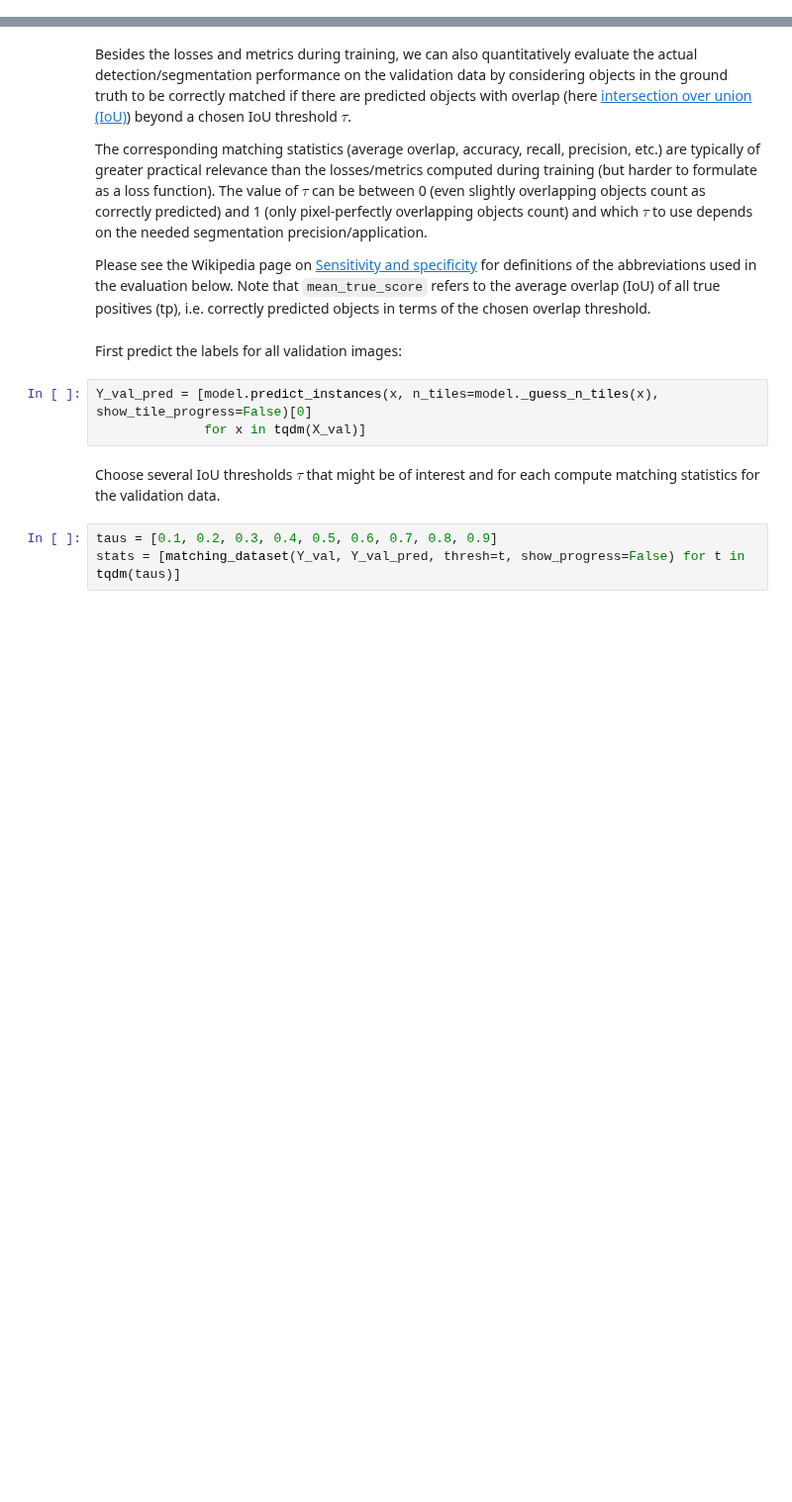
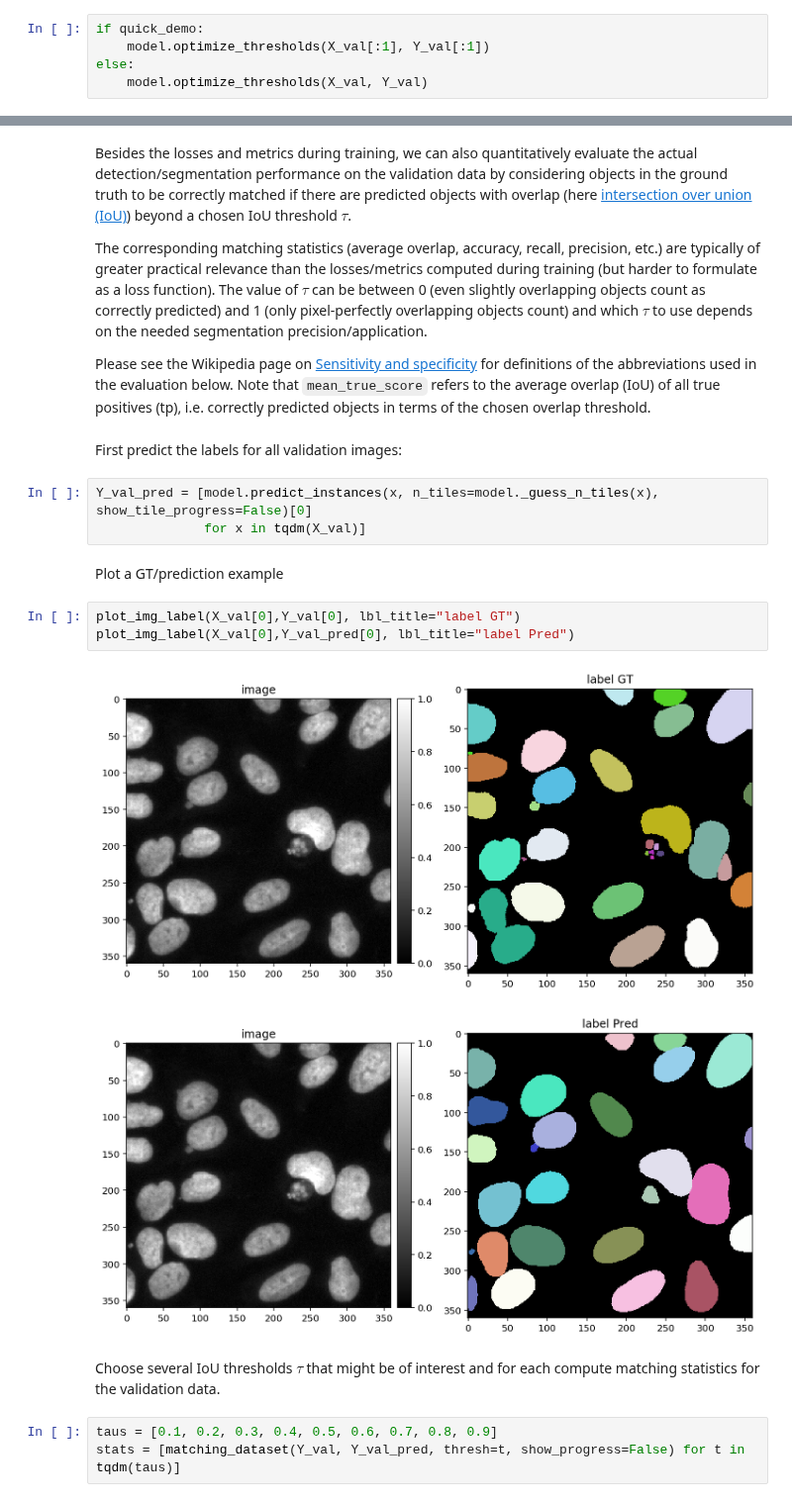
Before and after one commit to stardist/stardist, a Jupyter notebook: examples/2D/2_training.ipynb, the cells around one changed output, grey strips where cells are left out. Shown at 99% size. Drawn from its saved outputs; the diff is of its cells as text; blank space fills up the shorter version.

```diff
--- a/examples/2D/2_training.ipynb
+++ b/examples/2D/2_training.ipynb
@@ -237,0 +261,5 @@ Using optimized values: prob_thresh=0.486166, nms_thresh=0.5.
+# %%
+if quick_demo:
+    model.optimize_thresholds(X_val[:1], Y_val[:1])
+else:
+    model.optimize_thresholds(X_val, Y_val)
@@ -249,6 +280,14 @@ First predict the labels for all validation images:
 # %%
 Y_val_pred = [model.predict_instances(x, n_tiles=model._guess_n_tiles(x), show_tile_progress=False)[0]
               for x in tqdm(X_val)]
+# %% [markdown]
+Plot a GT/prediction example
+# %%
+plot_img_label(X_val[0],Y_val[0], lbl_title="label GT")
+plot_img_label(X_val[0],Y_val_pred[0], lbl_title="label Pred")
+# %% [output]
+[figure, added]
+[figure, added]
 # %% [markdown]
 Choose several IoU thresholds $\tau$ that might be of interest and for each compute matching statistics for the validation data.
 # %%
```
Also changed, not shown: parts of 16 cells of this notebook, 1 other file.
